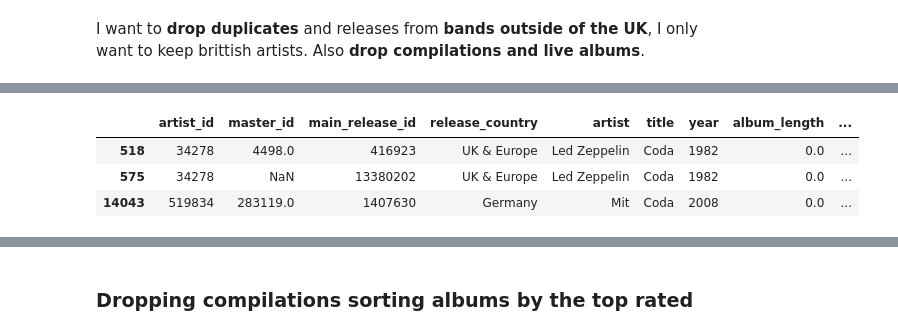
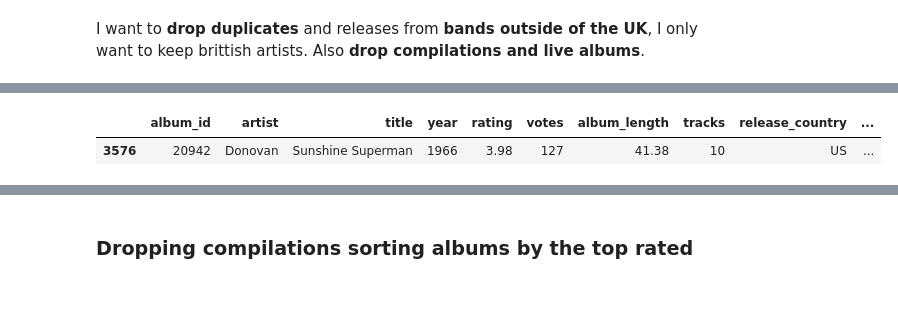
Before and after one commit to arnauog/what_the_rock, a Jupyter notebook: merges.ipynb, the cells around one changed output, grey strips where cells are left out. Drawn from its saved outputs; the diff is of its cells as text; code cells hidden in the pictures; blank space fills up the shorter version.

Commit message:
df_uk_rock_ratings

```diff
--- a/merges.ipynb
+++ b/merges.ipynb
@@ -181,17 +218,18 @@ df_ratings.head(1)
 # %%
 df_masters_ratings = pd.merge(
-    df_ratings.assign(artist_lower=df_ratings['artist'].str.lower()),
-    df_masters.assign(artist_lower=df_masters['artist'].str.lower()),
-    on=['artist_lower', 'title']
-).drop(columns=['artist_lower', 'artist_y'])
-# drop columns I don't need anymore
+    df_ratings.assign(artist_lower=df_ratings['artist'].str.lower().str.strip(),
+                      title_lower=df_ratings['title'].str.lower().str.strip()),
+    df_masters.assign(artist_lower=df_masters['artist'].str.lower().str.strip(),
+                      title_lower=df_masters['title'].str.lower().str.strip()),
+    on=['artist_lower', 'title_lower']
+).drop(columns=['artist_lower', 'title_lower', 'artist_y', 'title_y'])
 
-# rename columns
+# Rename columns
 df_masters_ratings.rename(columns={'artist_x': 'artist', 'title_x': 'title'}, inplace=True)
 
-# change dtypes
+# Change dtypes
 df_masters_ratings['master_id'] = df_masters_ratings['master_id'].astype(int)
 
-# show the df
-df_masters_ratings
+# print the shape
+df_masters_ratings.shape
 # %% [output]
@@ -222,0 +259,6 @@ df.shape
+# %%
+list_of_columns = ['album_id', 'artist', 'title', 'year', 'rating', 'votes', 'album_length', 'tracks', 'release_country',
+       'release_type', 'genres', 'styles', 'artist_profile', 'artist_id', 'master_id', 'main_release_id']
+# %%
+df = df.reindex(columns=list_of_columns)
+df.head(1)
@@ -222,0 +270,4 @@ df.shape
+# %%
+# how many of them are Rock albums?
+df = df[df['genres'].str.contains('Rock')]
+df.shape
@@ -256,10 +315,8 @@ df[df[['artist', 'title']].duplicated()].tail()
 # %%
-df[df['title']=="Coda"]
+df[df['title']=='Sunshine Superman'].sort_values('year')
 # %% [output]
-|  | artist_id | master_id | main_release_id | release_country | artist | title | year | album_length | ... |
-| 518 | 34278 | 4498.0 | 416923 | UK & Europe | Led Zeppelin | Coda | 1982 | 0.0 | ... |
-| 575 | 34278 | NaN | 13380202 | UK & Europe | Led Zeppelin | Coda | 1982 | 0.0 | ... |
-| 14043 | 519834 | 283119.0 | 1407630 | Germany | Mit | Coda | 2008 | 0.0 | ... |
+|  | album_id | artist | title | year | rating | votes | album_length | tracks | release_country | ... |
+| 3576 | 20942 | Donovan | Sunshine Superman | 1966 | 3.98 | 127 | 41.38 | 10 | US | ... |
 # %%
 df.shape
 # %% [output]
```
Also changed, not shown: parts of 40 cells of this notebook, 4 other files.
